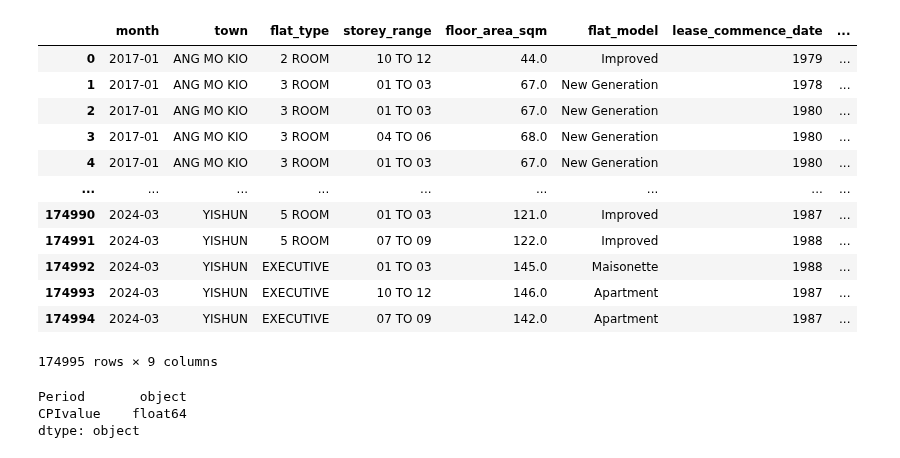
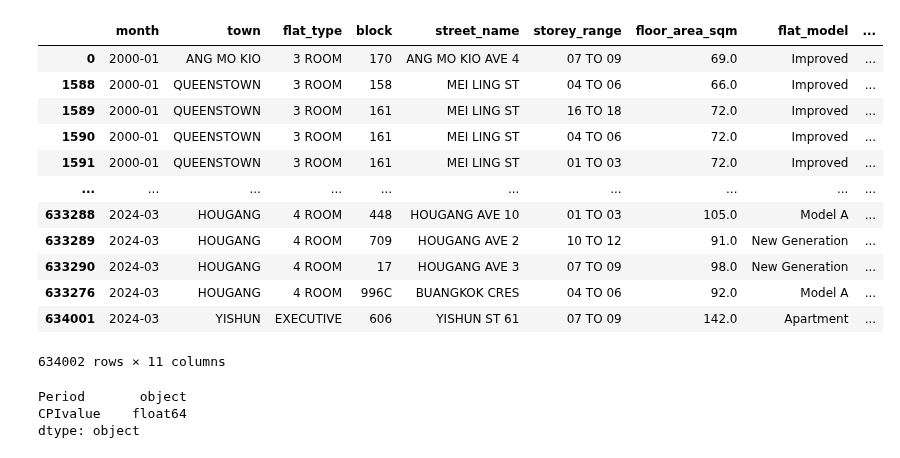
Before and after one commit to KuroInit/HDB-Resale-Price-Predict, a Jupyter notebook: data_prep.ipynb, the cells around one changed output. Saved outputs shown, nothing was run; the diff lists cells and outputs as text; code cells hidden in the pictures.

Commit message:
basic data cleaning and adjustment

```diff
--- a/data_prep.ipynb
+++ b/data_prep.ipynb
@@ -7,27 +7,32 @@ sb.set()
 # %%
 data_one = pd.read_csv("data/2000to2012.csv")
 data_two = pd.read_csv("data/2012to2014.csv")
 data_three = pd.read_csv("data/jan2015toDec2016.csv")
 data_four = pd.read_csv("data/jan2017upwards.csv")
 
 data_one.drop(columns=["block","street_name"])
 data_two.drop(columns=["block","street_name"])
 data_three.drop(columns=["block","street_name"])
 data_four.drop(columns=["block","street_name"])
+combined_data = pd.concat([data_one, data_two, data_three, data_four], ignore_index=True)
+sorted_combined_data = combined_data.sort_values(by='month', ascending=True)
+sorted_combined_data['remaining_lease'].fillna('NULL', inplace=True)
+
+sorted_combined_data
 # %% [output]
-|  | month | town | flat_type | storey_range | floor_area_sqm | flat_model | lease_commence_date | ... |
-| 0 | 2017-01 | ANG MO KIO | 2 ROOM | 10 TO 12 | 44.0 | Improved | 1979 | ... |
-| 1 | 2017-01 | ANG MO KIO | 3 ROOM | 01 TO 03 | 67.0 | New Generation | 1978 | ... |
-| 2 | 2017-01 | ANG MO KIO | 3 ROOM | 01 TO 03 | 67.0 | New Generation | 1980 | ... |
-| 3 | 2017-01 | ANG MO KIO | 3 ROOM | 04 TO 06 | 68.0 | New Generation | 1980 | ... |
-| 4 | 2017-01 | ANG MO KIO | 3 ROOM | 01 TO 03 | 67.0 | New Generation | 1980 | ... |
-| ... | ... | ... | ... | ... | ... | ... | ... | ... |
-| 174990 | 2024-03 | YISHUN | 5 ROOM | 01 TO 03 | 121.0 | Improved | 1987 | ... |
-| 174991 | 2024-03 | YISHUN | 5 ROOM | 07 TO 09 | 122.0 | Improved | 1988 | ... |
-| 174992 | 2024-03 | YISHUN | EXECUTIVE | 01 TO 03 | 145.0 | Maisonette | 1988 | ... |
-| 174993 | 2024-03 | YISHUN | EXECUTIVE | 10 TO 12 | 146.0 | Apartment | 1987 | ... |
-| 174994 | 2024-03 | YISHUN | EXECUTIVE | 07 TO 09 | 142.0 | Apartment | 1987 | ... |
+|  | month | town | flat_type | block | street_name | storey_range | floor_area_sqm | flat_model | ... |
+| 0 | 2000-01 | ANG MO KIO | 3 ROOM | 170 | ANG MO KIO AVE 4 | 07 TO 09 | 69.0 | Improved | ... |
+| 1588 | 2000-01 | QUEENSTOWN | 3 ROOM | 158 | MEI LING ST | 04 TO 06 | 66.0 | Improved | ... |
+| 1589 | 2000-01 | QUEENSTOWN | 3 ROOM | 161 | MEI LING ST | 16 TO 18 | 72.0 | Improved | ... |
+| 1590 | 2000-01 | QUEENSTOWN | 3 ROOM | 161 | MEI LING ST | 04 TO 06 | 72.0 | Improved | ... |
+| 1591 | 2000-01 | QUEENSTOWN | 3 ROOM | 161 | MEI LING ST | 01 TO 03 | 72.0 | Improved | ... |
+| ... | ... | ... | ... | ... | ... | ... | ... | ... | ... |
+| 633288 | 2024-03 | HOUGANG | 4 ROOM | 448 | HOUGANG AVE 10 | 01 TO 03 | 105.0 | Model A | ... |
+| 633289 | 2024-03 | HOUGANG | 4 ROOM | 709 | HOUGANG AVE 2 | 10 TO 12 | 91.0 | New Generation | ... |
+| 633290 | 2024-03 | HOUGANG | 4 ROOM | 17 | HOUGANG AVE 3 | 07 TO 09 | 98.0 | New Generation | ... |
+| 633276 | 2024-03 | HOUGANG | 4 ROOM | 996C | BUANGKOK CRES | 04 TO 06 | 92.0 | Model A | ... |
+| 634001 | 2024-03 | YISHUN | EXECUTIVE | 606 | YISHUN ST 61 | 07 TO 09 | 142.0 | Apartment | ... |
-174995 rows × 9 columns
+634002 rows × 11 columns
 # %%
 CPIData = pd.read_csv('data\PercentChangeInConsumerPriceIndexCPIOverPreviousPeriod2019AsBaseYearMonthly.csv', header=None)
 datetoextract = CPIData.iloc[0]
```
Also changed, not shown: parts of 4 cells of this notebook.
